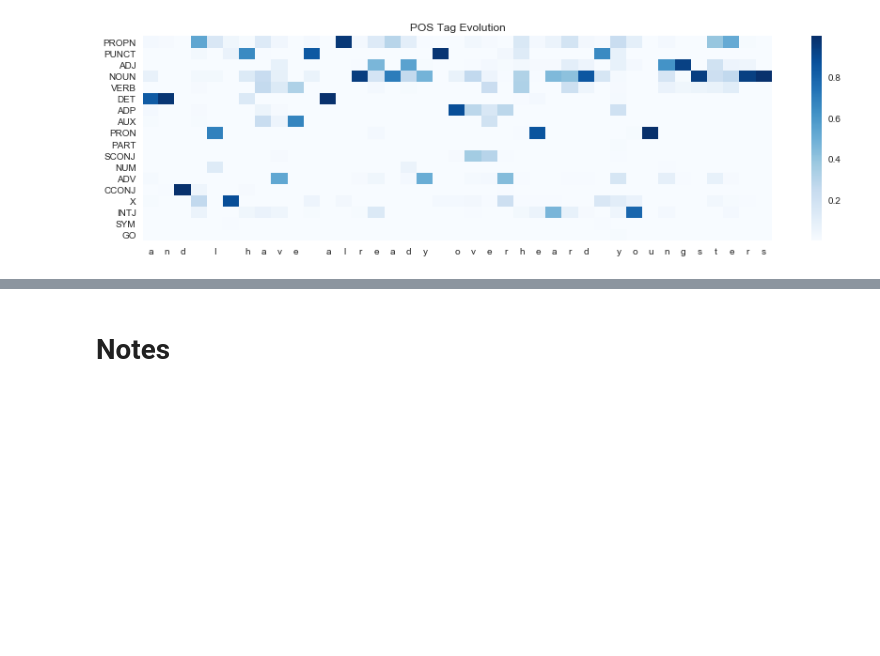
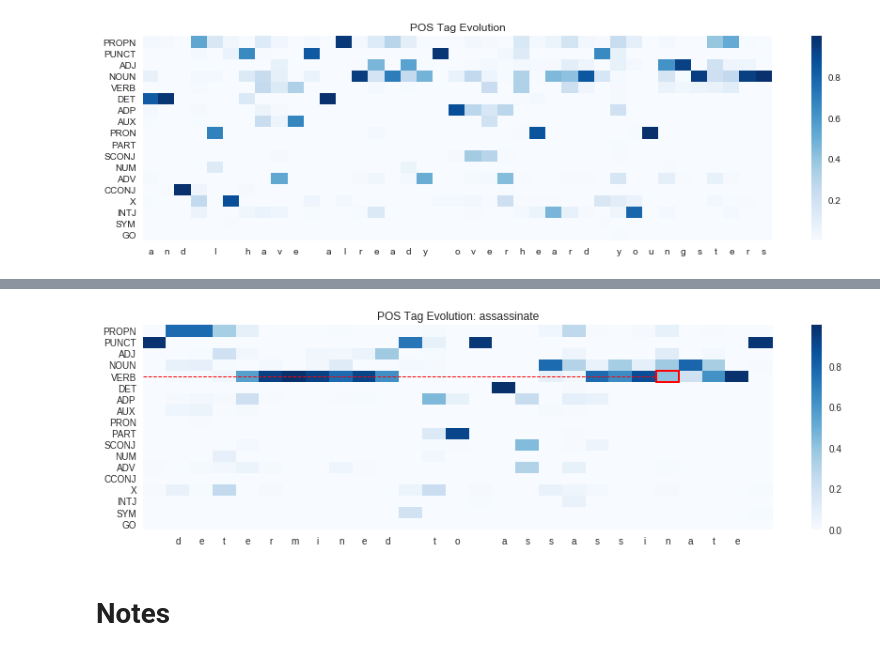
Before and after one commit to YovaKem/msc_project, a Jupyter notebook: plots/Derivational_experiments.ipynb, the cells around one changed output, grey strips where cells are left out. Cells and saved outputs as stored; diff of their text form; code cells hidden in the pictures; blank space fills up the shorter version.

```diff
--- a/plots/Derivational_experiments.ipynb
+++ b/plots/Derivational_experiments.ipynb
@@ -148,3 +215,18 @@ fig.savefig('POS tag evolution.png')
+# %%
+tag_vocab = pickle.load(open('../data/en/tag_vocab.bin', 'rb'))
+tag_evolution = pickle.load(open('../results_dict/tag_evolution_assassinate','rb'))
+fig = plt.figure(figsize=(15,4))
+sns.heatmap(np.array(tag_evolution['one']).T,xticklabels=list(" determined to assassinate "),cmap = 'Blues',yticklabels = [i.decode() if type(i)!=str else i for i in tag_vocab.keys() ])
+plt.title('POS Tag Evolution: assassinate')
+plt.plot((22, 22), (13, 14), 'r',linewidth=2)
+plt.plot((23, 23), (13, 14), 'r',linewidth=2)
+plt.plot((22, 23), (13, 13), 'r',linewidth=2)
+plt.plot((22, 23), (14, 14), 'r',linewidth=2)
+plt.plot((0, 22), (13.5, 13.5), 'r--',linewidth=1)
+plt.show()
+fig.savefig('POS tag evolution assassinate.png')
+# %% [output]
+[figure, added]
 # %% [markdown]
 # Notes
 # %% [markdown]
```
Also changed, not shown: parts of 17 cells of this notebook, 42 other files.
